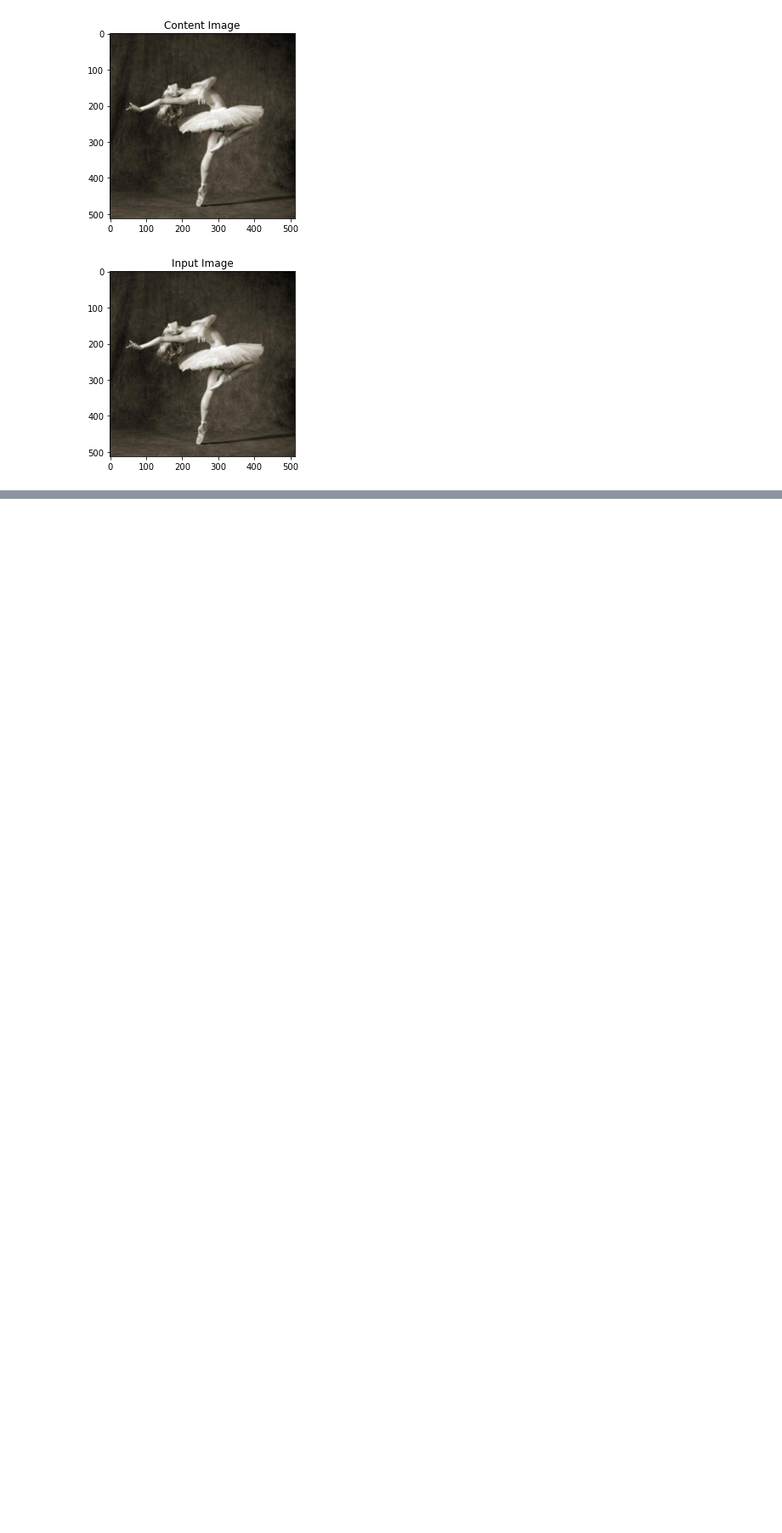
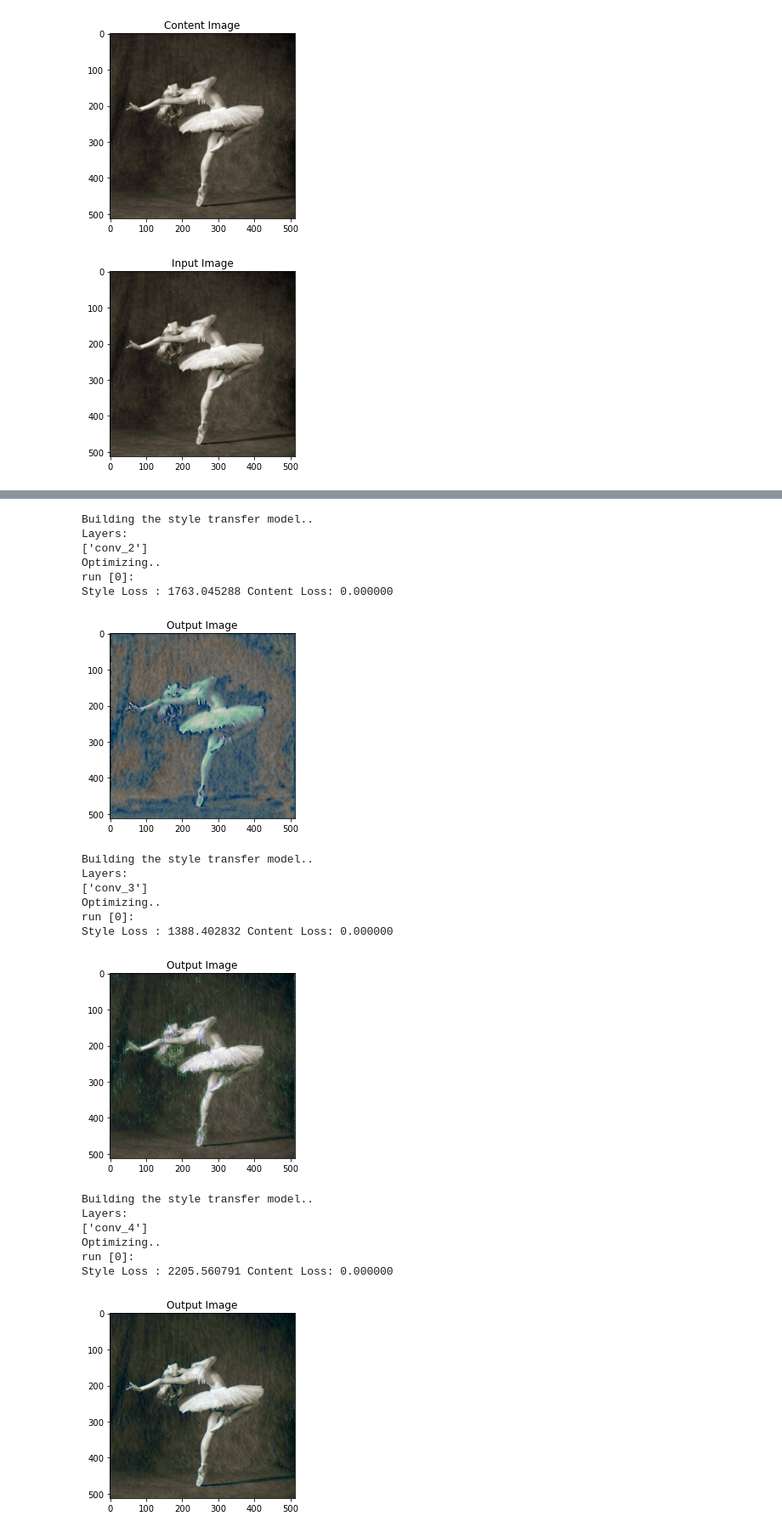
Before and after one commit to leemojiang/style_transfer, a Jupyter notebook: experiment/test.ipynb, the cells around one changed output, grey strips where cells are left out. Shown at 85% size. Cells and saved outputs as stored; diff of their text form; code cells hidden in the pictures; blank space fills up the shorter version.

```diff
--- a/experiment/test.ipynb
+++ b/experiment/test.ipynb
@@ -144,0 +206,72 @@ def run_style_transfer(cnn, normalization_mean, normalization_std,
+# %%
+#Experiment 2+
+
+input_img = content_img.clone()
+# plt.figure()
+# imshow(input_img, title='Input Image')
+
+content_layers_default = ['conv_1']
+style_layers_default = ['conv_2']
+output = run_style_transfer(cnn, cnn_normalization_mean, cnn_normalization_std,
+                            content_img, style_img, input_img,num_steps=1,
+                       style_weight=10000000, content_weight=1)
+plt.figure()
+imshow(output, title='Output Image')
+
+input_img = content_img.clone()
+# plt.figure()
+# imshow(input_img, title='Input Image')
+
+content_layers_default = ['conv_1']
+style_layers_default = ['conv_3']
+output = run_style_transfer(cnn, cnn_normalization_mean, cnn_normalization_std,
+                            content_img, style_img, input_img,num_steps=1,
+                       style_weight=10000000, content_weight=1)
+plt.figure()
+imshow(output, title='Output Image')
+
+input_img = content_img.clone()
+# plt.figure()
+# imshow(input_img, title='Input Image')
+
+content_layers_default = ['conv_1']
+style_layers_default = ['conv_4']
+output = run_style_transfer(cnn, cnn_normalization_mean, cnn_normalization_std,
+                            content_img, style_img, input_img,num_steps=1,
+                       style_weight=10000000, content_weight=1)
+plt.figure()
+imshow(output, title='Output Image')
+
+input_img = content_img.clone()
+# plt.figure()
+# imshow(input_img, title='Input Image')
+
+content_layers_default = ['conv_1']
+style_layers_default = ['conv_5']
+output = run_style_transfer(cnn, cnn_normalization_mean, cnn_normalization_std,
+                            content_img, style_img, input_img,num_steps=1,
+                       style_weight=10000000, content_weight=1)
+plt.figure()
+imshow(output, title='Output Image')
+# %% [output]
+Building the style transfer model..
+Layers:
+['conv_2']
+Optimizing..
+run [0]:
+Style Loss : 1763.045288 Content Loss: 0.000000
+[figure, added]
+Building the style transfer model..
+Layers:
+['conv_3']
+Optimizing..
+run [0]:
+Style Loss : 1388.402832 Content Loss: 0.000000
+[figure, added]
+Building the style transfer model..
+Layers:
+['conv_4']
+Optimizing..
+run [0]:
+Style Loss : 2205.560791 Content Loss: 0.000000
+[figure, added]
```
Also changed, not shown: parts of 11 cells of this notebook.
